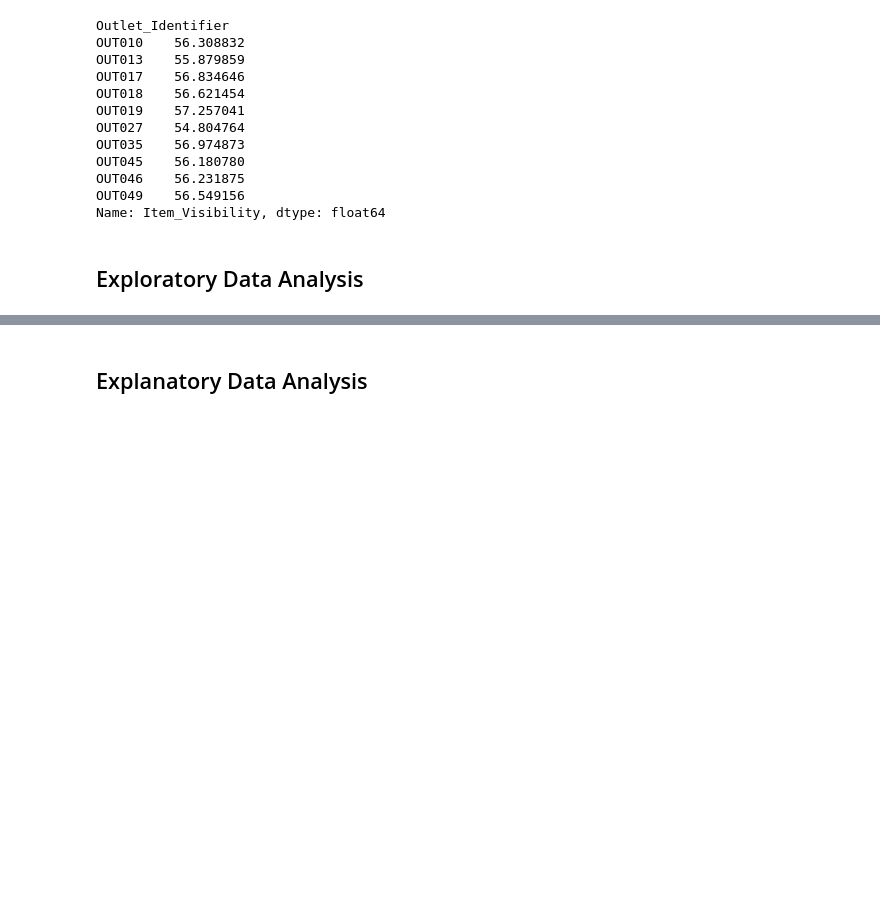
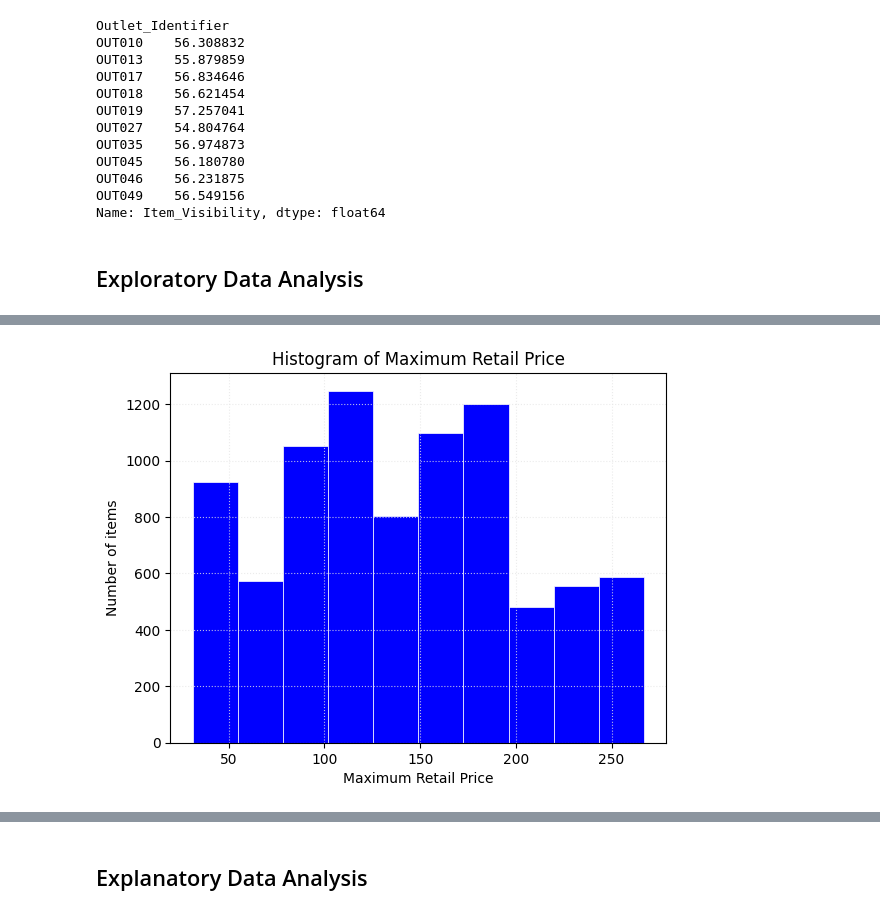
Before and after one commit to jvwk/Prediction-of-PRoduct-Sales, a Jupyter notebook: Prediction_of_Product_Sales.ipynb, the cells around one changed output, grey strips where cells are left out. Drawn from its saved outputs; the diff is of its cells as text; code cells hidden in the pictures; blank space fills up the shorter version.

```diff
--- a/Prediction_of_Product_Sales.ipynb
+++ b/Prediction_of_Product_Sales.ipynb
@@ -302,0 +367,10 @@ Name: Item_Visibility, dtype: float64
+# %%
+ax = df[df['Item_MRP'] > 0]['Item_MRP'].hist(edgecolor = 'white', color = 'blue', linewidth = 0.5)
+ax.tick_params(axis='x')
+ax.ticklabel_format(style='plain')
+ax.grid(c = '#E6E6E6', alpha = .8, linestyle = 'dotted')
+ax.set_xlabel("Maximum Retail Price")
+ax.set_ylabel("Number of items")
+ax.set_title("Histogram of Maximum Retail Price");
+# %% [output]
+[figure, added]
```
Also changed, not shown: parts of 17 cells of this notebook.
